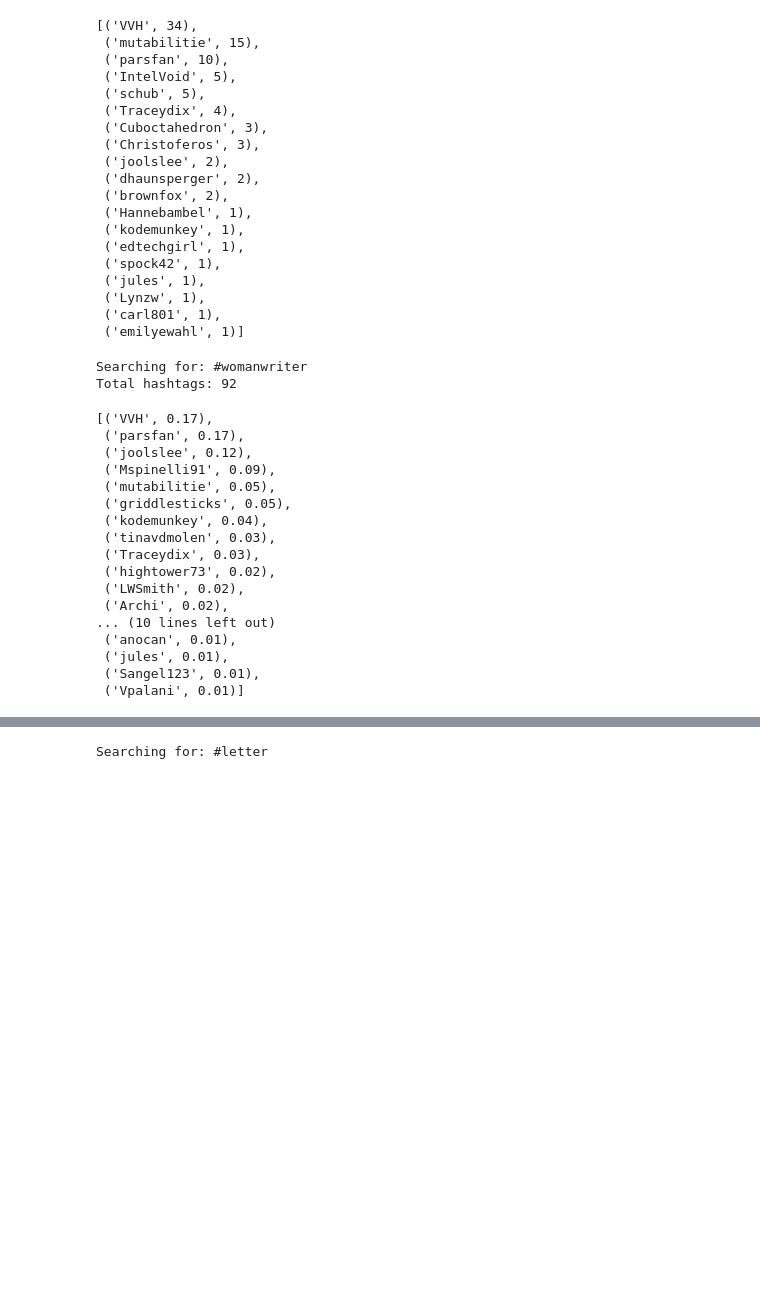
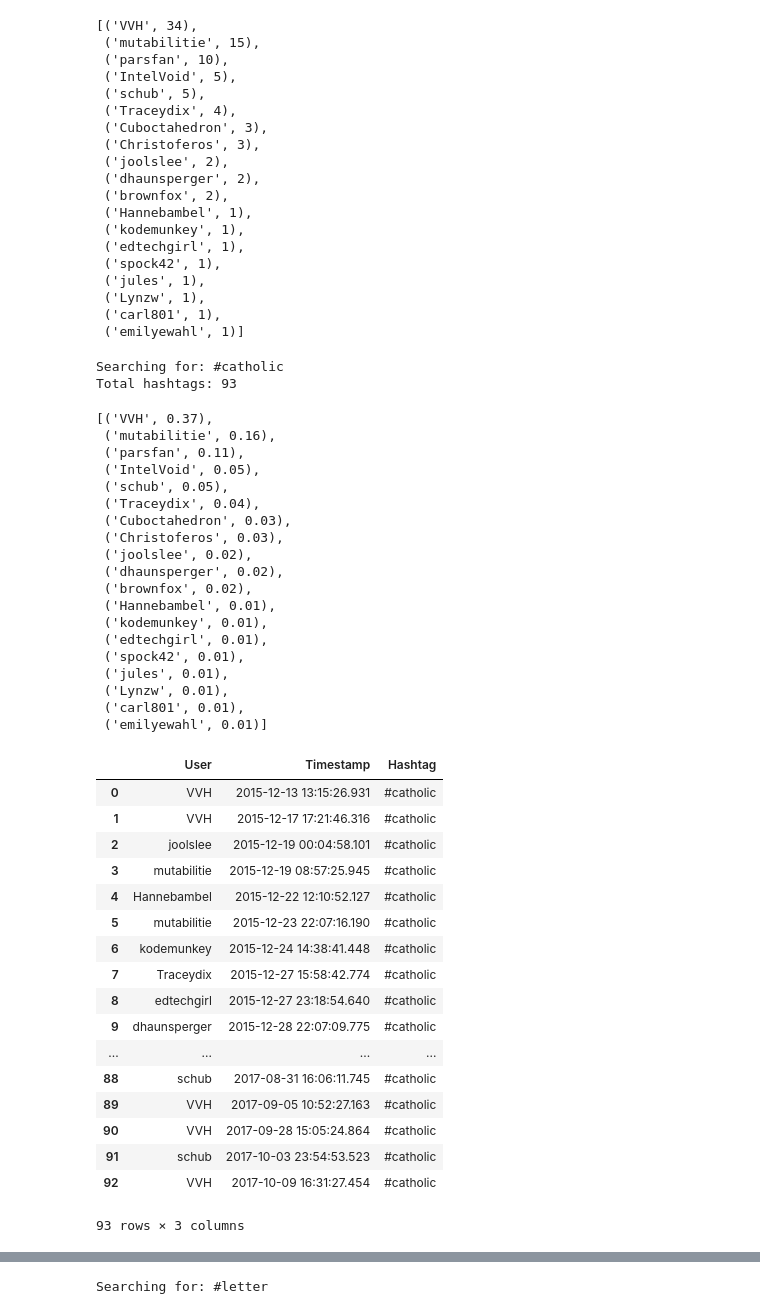
Before and after one commit to christopherkullenberg/talk-analyzer, a Jupyter notebook: shakespeareHashtagAnalyzer.ipynb, the cells around one changed output, grey strips where cells are left out. Saved outputs shown, nothing was run; the diff lists cells and outputs as text; code cells hidden in the pictures; blank space fills up the shorter version.

Commit message:
added hastagtimeseries to CoreSet class

```diff
--- a/shakespeareHashtagAnalyzer.ipynb
+++ b/shakespeareHashtagAnalyzer.ipynb
@@ -80,26 +80,49 @@ Searching for: #catholic
  ('carl801', 1),
  ('emilyewahl', 1)]
 # %%
-ta.CoreSet.frequencypercent("#womanwriter", df)
+ta.CoreSet.frequencypercent("#catholic", df)
 # %% [output]
-Searching for: #womanwriter
-Total hashtags: 92
+Searching for: #catholic
+Total hashtags: 93
-[('VVH', 0.17),
- ('parsfan', 0.17),
- ('joolslee', 0.12),
- ('Mspinelli91', 0.09),
- ('mutabilitie', 0.05),
- ('griddlesticks', 0.05),
- ('kodemunkey', 0.04),
- ('tinavdmolen', 0.03),
- ('Traceydix', 0.03),
- ('hightower73', 0.02),
- ('LWSmith', 0.02),
- ('Archi', 0.02),
-... (10 lines left out)
- ('anocan', 0.01),
+[('VVH', 0.37),
+ ('mutabilitie', 0.16),
+ ('parsfan', 0.11),
+ ('IntelVoid', 0.05),
+ ('schub', 0.05),
+ ('Traceydix', 0.04),
+ ('Cuboctahedron', 0.03),
+ ('Christoferos', 0.03),
+ ('joolslee', 0.02),
+ ('dhaunsperger', 0.02),
+ ('brownfox', 0.02),
+ ('Hannebambel', 0.01),
+ ('kodemunkey', 0.01),
+ ('edtechgirl', 0.01),
+ ('spock42', 0.01),
  ('jules', 0.01),
- ('Sangel123', 0.01),
- ('Vpalani', 0.01)]
+ ('Lynzw', 0.01),
+ ('carl801', 0.01),
+ ('emilyewahl', 0.01)]
+# %%
+ta.CoreSet.hashtagtimeseries("#catholic", df)
+# %% [output]
+|  | User | Timestamp | Hashtag |
+| 0 | VVH | 2015-12-13 13:15:26.931 | #catholic |
+| 1 | VVH | 2015-12-17 17:21:46.316 | #catholic |
+| 2 | joolslee | 2015-12-19 00:04:58.101 | #catholic |
+| 3 | mutabilitie | 2015-12-19 08:57:25.945 | #catholic |
+| 4 | Hannebambel | 2015-12-22 12:10:52.127 | #catholic |
+| 5 | mutabilitie | 2015-12-23 22:07:16.190 | #catholic |
+| 6 | kodemunkey | 2015-12-24 14:38:41.448 | #catholic |
+| 7 | Traceydix | 2015-12-27 15:58:42.774 | #catholic |
+| 8 | edtechgirl | 2015-12-27 23:18:54.640 | #catholic |
+| 9 | dhaunsperger | 2015-12-28 22:07:09.775 | #catholic |
+| ... | ... | ... | ... |
+| 88 | schub | 2017-08-31 16:06:11.745 | #catholic |
+| 89 | VVH | 2017-09-05 10:52:27.163 | #catholic |
+| 90 | VVH | 2017-09-28 15:05:24.864 | #catholic |
+| 91 | schub | 2017-10-03 23:54:53.523 | #catholic |
+| 92 | VVH | 2017-10-09 16:31:27.454 | #catholic |
+93 rows × 3 columns
 # %%
 ta.CoreSet.histogram("#oed", df)
```
Also changed, not shown: parts of 1 cell of this notebook, 1 other file.
